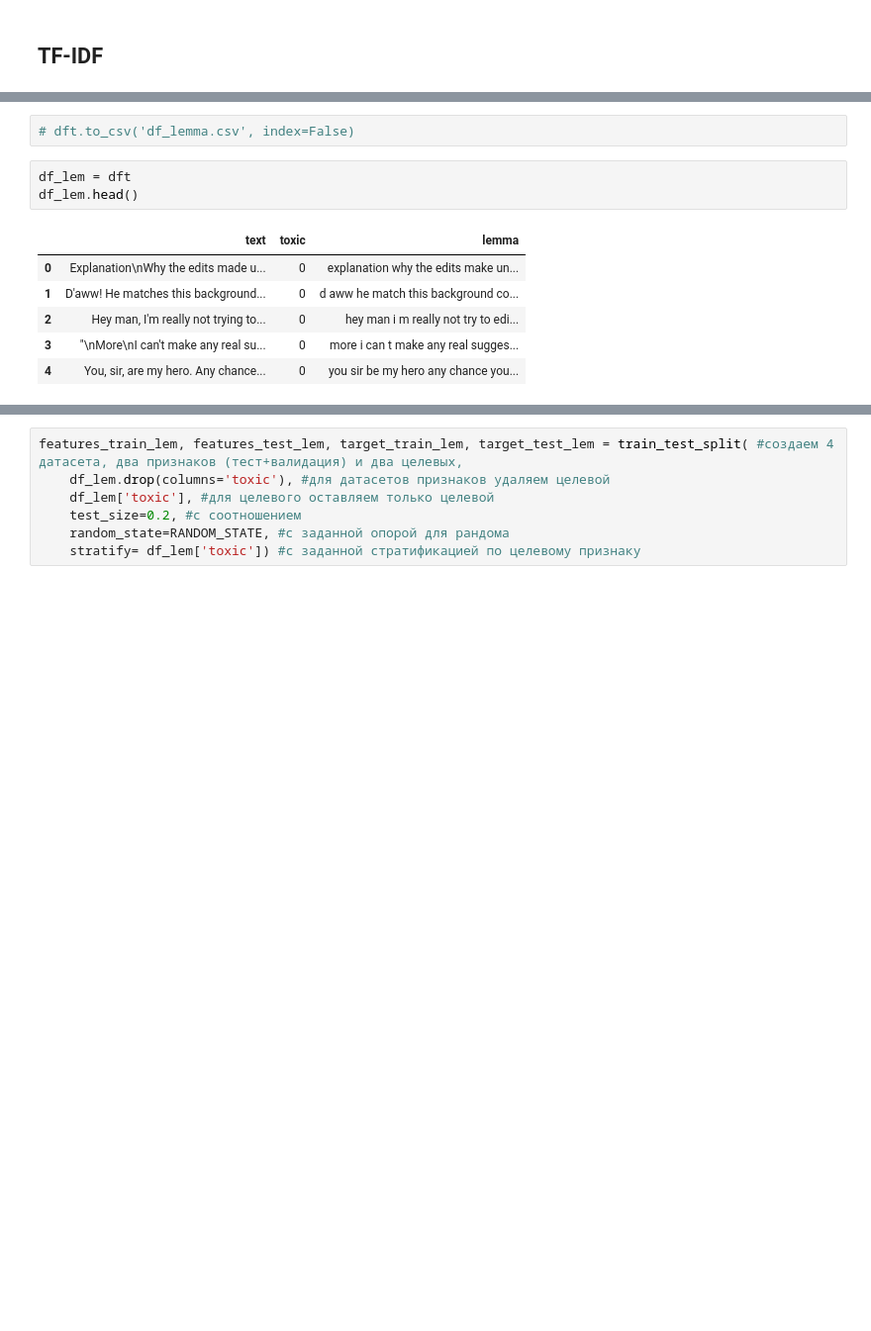
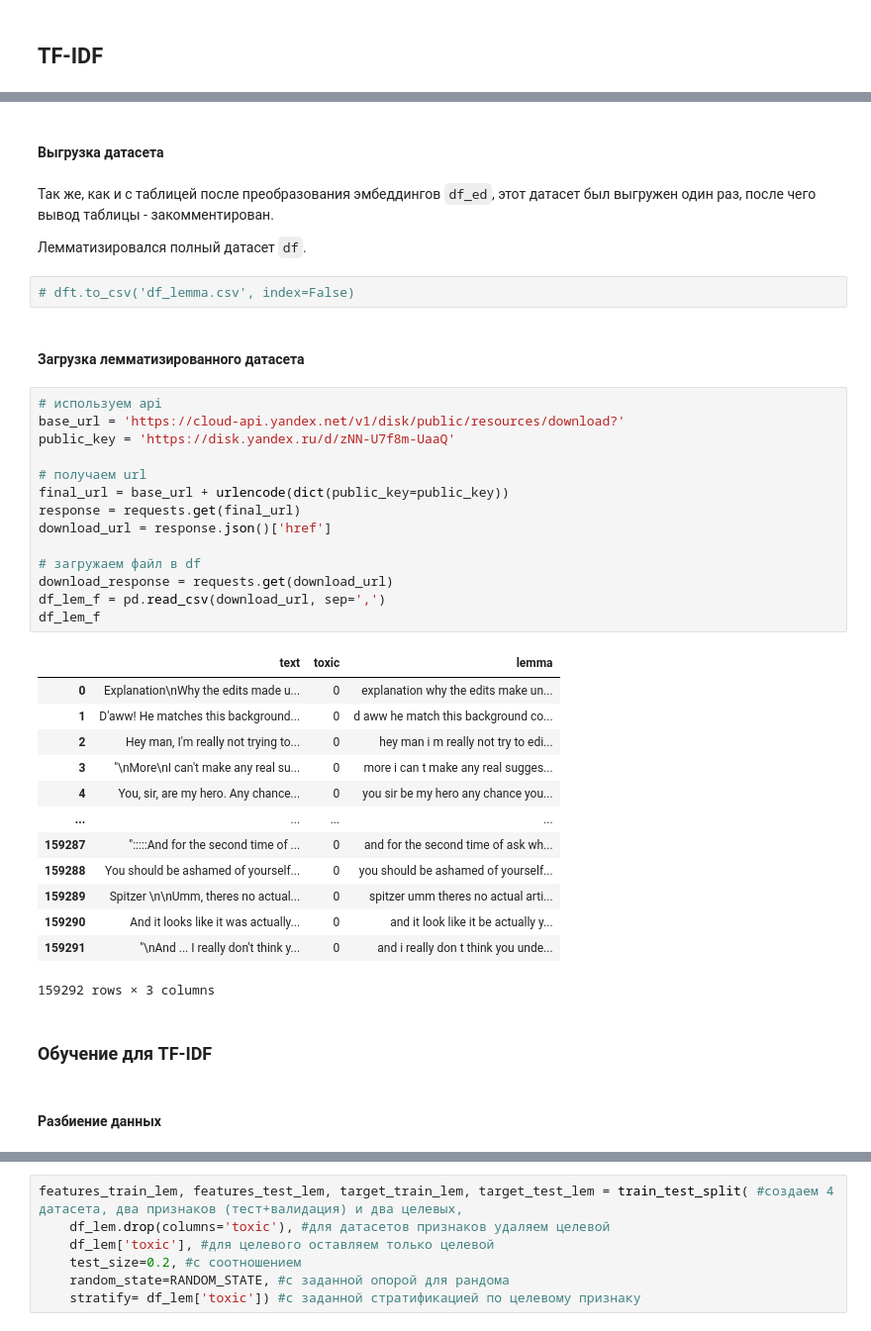
Before and after one commit to rustyt0aster/project13_BERT, a Jupyter notebook: project13_BERT.ipynb, the cells around one changed output, grey strips where cells are left out. Shown at 99% size. Saved outputs shown, nothing was run; the diff lists cells and outputs as text; blank space fills up the shorter version.

```diff
--- a/project13_BERT.ipynb
+++ b/project13_BERT.ipynb
@@ -377,12 +541,42 @@ dft = pd.read_csv(r'C:\Users\maxpe\Downloads\Practicum\Projects\project13_BERT\d
+# %% [markdown]
+#### Выгрузка датасета
+# %% [markdown]
+Так же, как и с таблицей после преобразования эмбеддингов `df_ed`, этот датасет был выгружен один раз, после чего вывод таблицы - закомментирован.
+
+Лемматизировался полный датасет `df`.
 # %%
 # dft.to_csv('df_lemma.csv', index=False)
-# %%
-df_lem = dft
-df_lem.head()
-# %% [output]
-|  | text | toxic | lemma |
-| 0 | Explanation\nWhy the edits made u... | 0 | explanation why the edits make un... |
-| 1 | D'aww! He matches this background... | 0 | d aww he match this background co... |
-| 2 | Hey man, I'm really not trying to... | 0 | hey man i m really not try to edi... |
-| 3 | "\nMore\nI can't make any real su... | 0 | more i can t make any real sugges... |
-| 4 | You, sir, are my hero. Any chance... | 0 | you sir be my hero any chance you... |
+# %% [markdown]
+#### Загрузка лемматизированного датасета
+# %%
+# используем api
+base_url = 'https://cloud-api.yandex.net/v1/disk/public/resources/download?'
+public_key = 'https://disk.yandex.ru/d/zNN-U7f8m-UaaQ'
+
+# получаем url
+final_url = base_url + urlencode(dict(public_key=public_key))
+response = requests.get(final_url)
+download_url = response.json()['href']
+
+# загружаем файл в df
+download_response = requests.get(download_url)
+df_lem_f = pd.read_csv(download_url, sep=',')
+df_lem_f
+# %% [output]
+|  | text | toxic | lemma |
+| 0 | Explanation\nWhy the edits made u... | 0 | explanation why the edits make un... |
+| 1 | D'aww! He matches this background... | 0 | d aww he match this background co... |
+| 2 | Hey man, I'm really not trying to... | 0 | hey man i m really not try to edi... |
+| 3 | "\nMore\nI can't make any real su... | 0 | more i can t make any real sugges... |
+| 4 | You, sir, are my hero. Any chance... | 0 | you sir be my hero any chance you... |
+| ... | ... | ... | ... |
+| 159287 | ":::::And for the second time of ... | 0 | and for the second time of ask wh... |
+| 159288 | You should be ashamed of yourself... | 0 | you should be ashamed of yourself... |
+| 159289 | Spitzer \n\nUmm, theres no actual... | 0 | spitzer umm theres no actual arti... |
+| 159290 | And it looks like it was actually... | 0 | and it look like it be actually y... |
+| 159291 | "\nAnd ... I really don't think y... | 0 | and i really don t think you unde... |
+159292 rows × 3 columns
+# %% [markdown]
+### Обучение для TF-IDF
+# %% [markdown]
+#### Разбиение данных
```
Also changed, not shown: parts of 67 cells of this notebook.
